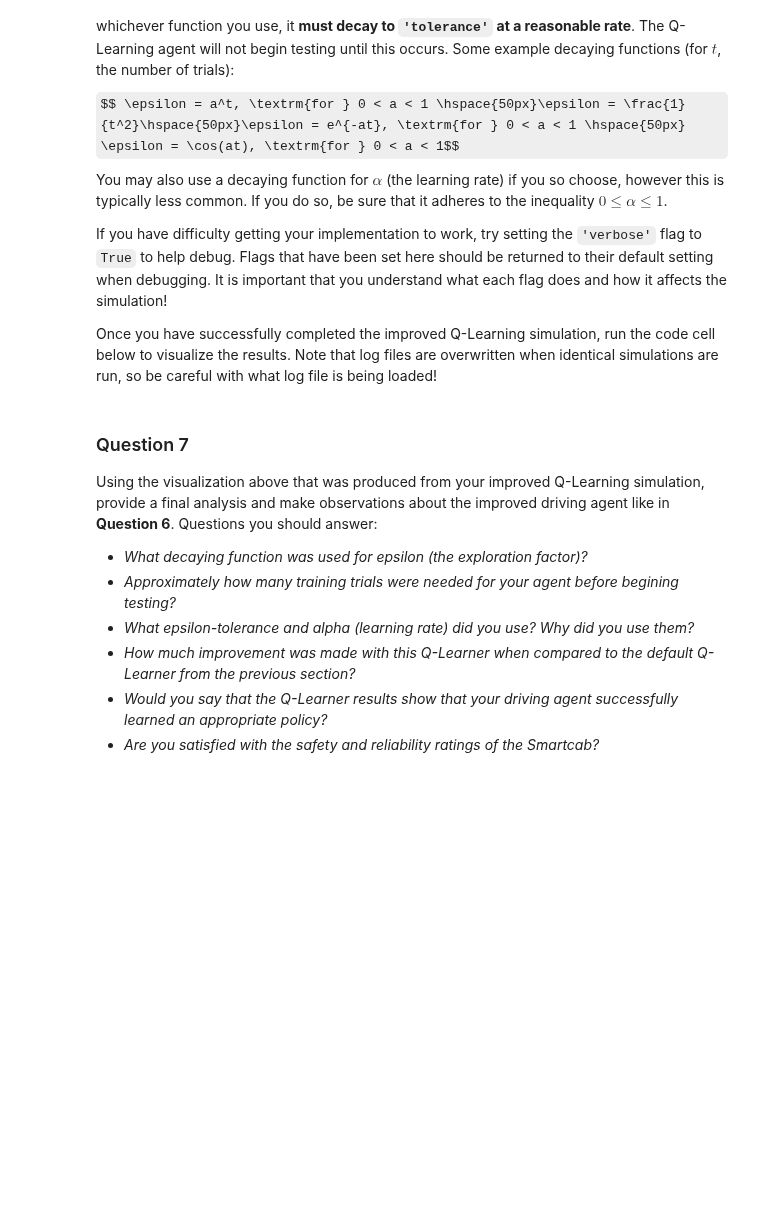
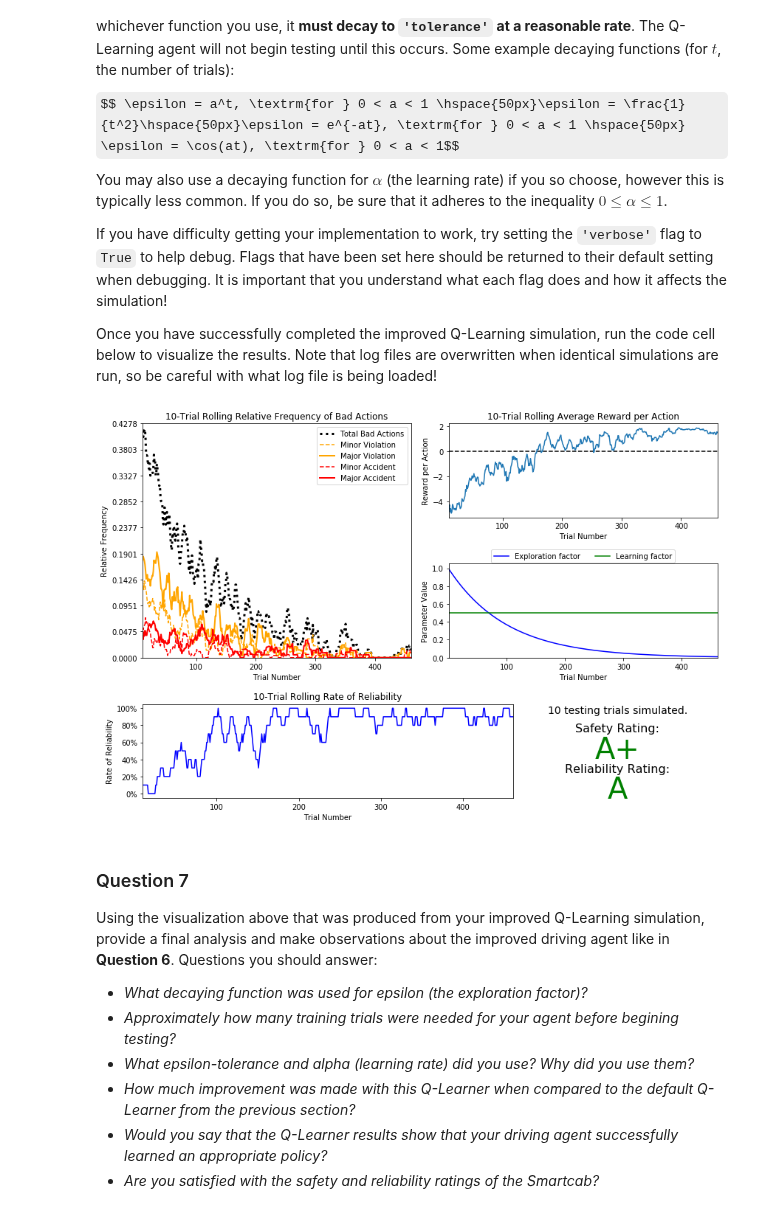
Before and after one commit to kongrui/uc-machine-learning, a Jupyter notebook: smartcab/smartcab.ipynb, the cells around one changed output. Drawn from its saved outputs; the diff is of its cells as text; code cells hidden in the pictures; some formulas as TeX source; blank space fills up the shorter version.

```diff
--- a/smartcab/smartcab.ipynb
+++ b/smartcab/smartcab.ipynb
@@ -307,7 +307,9 @@ If you have difficulty getting your implementation to work, try setting the `'ve
 Once you have successfully completed the improved Q-Learning simulation, run the code cell below to visualize the results. Note that log files are overwritten when identical simulations are run, so be careful with what log file is being loaded!
 # %%
 # Load the 'sim_improved-learning' file from the improved Q-Learning simulation
-vs.plot_trials('sim_improved-learning.csv')
+vs.plot_trials('t0.01_a0.01_eps_expat_sim_improved-learning.csv')
+# %% [output]
+[figure, added]
 # %% [markdown]
 ### Question 7
 Using the visualization above that was produced from your improved Q-Learning simulation, provide a final analysis and make observations about the improved driving agent like in **Question 6**. Questions you should answer:
```
Also changed, not shown: parts of 4 cells of this notebook.
